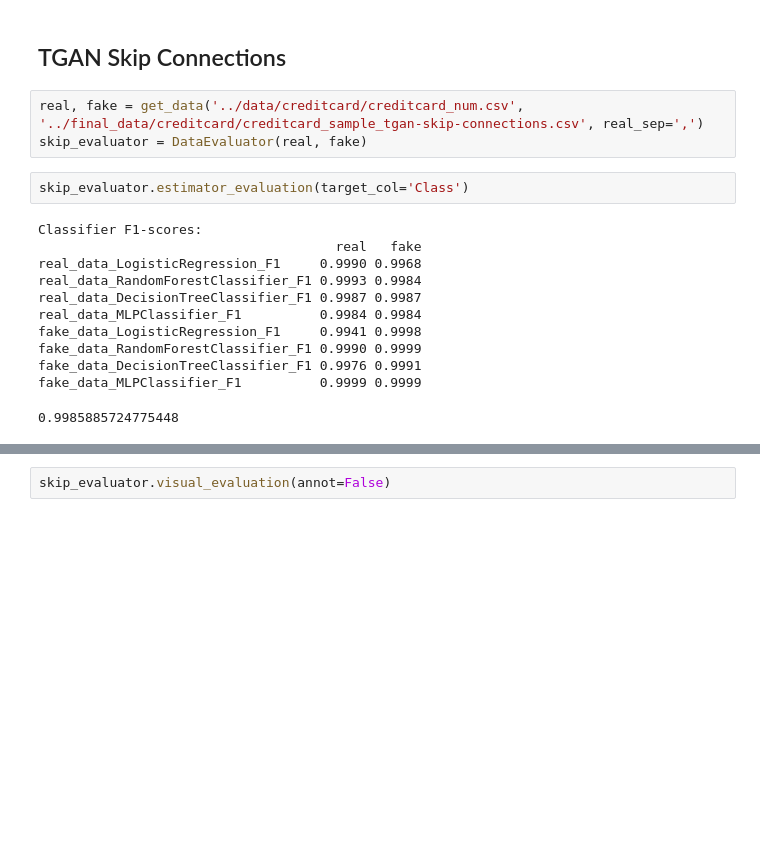
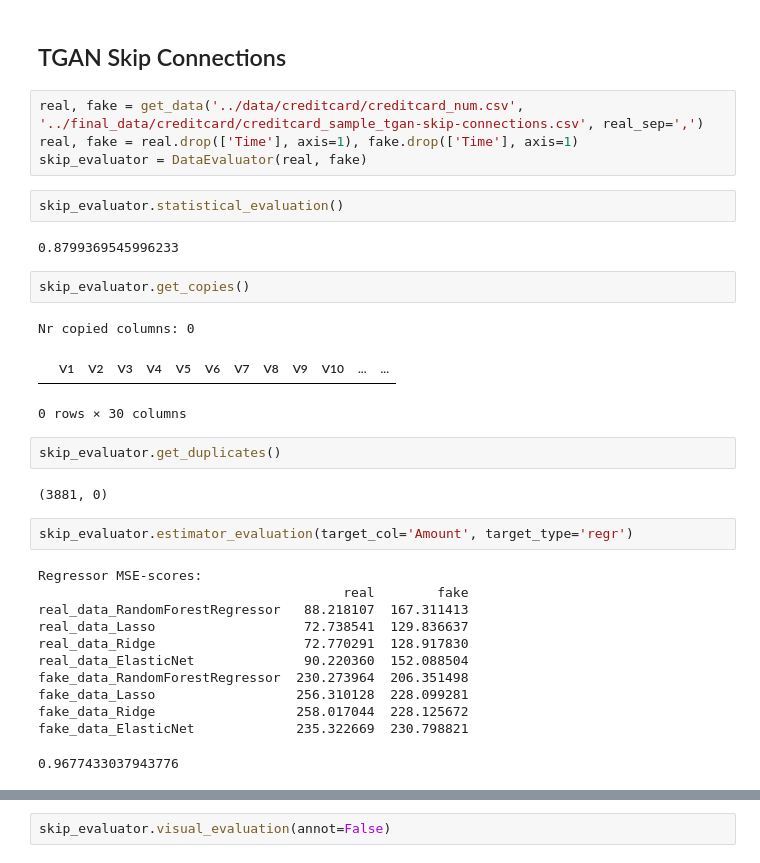
Before and after one commit to Baukebrenninkmeijer/TGAN, a Jupyter notebook: data_comparison_creditcard.ipynb, the cells around one changed output, grey strips where cells are left out. Drawn from its saved outputs; the diff is of its cells as text; blank space fills up the shorter version.

```diff
--- a/data_comparison_creditcard.ipynb
+++ b/data_comparison_creditcard.ipynb
@@ -127,21 +165,36 @@ wgan_evaluator.visual_evaluation(annot=False)
 ## TGAN Skip Connections
 # %%
 real, fake = get_data('../data/creditcard/creditcard_num.csv', '../final_data/creditcard/creditcard_sample_tgan-skip-connections.csv', real_sep=',')
+real, fake = real.drop(['Time'], axis=1), fake.drop(['Time'], axis=1)
 skip_evaluator = DataEvaluator(real, fake)
+# %%
+skip_evaluator.statistical_evaluation()
+# %% [output]
+0.8799369545996233
+# %%
+skip_evaluator.get_copies()
+# %% [output]
+Nr copied columns: 0
+|  | V1 | V2 | V3 | V4 | V5 | V6 | V7 | V8 | V9 | V10 | ... | ... |
+0 rows × 30 columns
+# %%
+skip_evaluator.get_duplicates()
+# %% [output]
+(3881, 0)
 # %%
-skip_evaluator.estimator_evaluation(target_col='Class')
+skip_evaluator.estimator_evaluation(target_col='Amount', target_type='regr')
 # %% [output]
-Classifier F1-scores:
-                                      real   fake
-real_data_LogisticRegression_F1     0.9990 0.9968
-real_data_RandomForestClassifier_F1 0.9993 0.9984
-real_data_DecisionTreeClassifier_F1 0.9987 0.9987
-real_data_MLPClassifier_F1          0.9984 0.9984
-fake_data_LogisticRegression_F1     0.9941 0.9998
-fake_data_RandomForestClassifier_F1 0.9990 0.9999
-fake_data_DecisionTreeClassifier_F1 0.9976 0.9991
-fake_data_MLPClassifier_F1          0.9999 0.9999
+Regressor MSE-scores:
+                                       real        fake
+real_data_RandomForestRegressor   88.218107  167.311413
+real_data_Lasso                   72.738541  129.836637
+real_data_Ridge                   72.770291  128.917830
+real_data_ElasticNet              90.220360  152.088504
+fake_data_RandomForestRegressor  230.273964  206.351498
+fake_data_Lasso                  256.310128  228.099281
+fake_data_Ridge                  258.017044  228.125672
+fake_data_ElasticNet             235.322669  230.798821
-0.9985885724775448
+0.9677433037943776
 # %%
 skip_evaluator.evaluate(target_col='Amount', target_type='regr', verbose=False)
 # %% [output]
```
Also changed, not shown: parts of 24 cells of this notebook, 2 other files.
